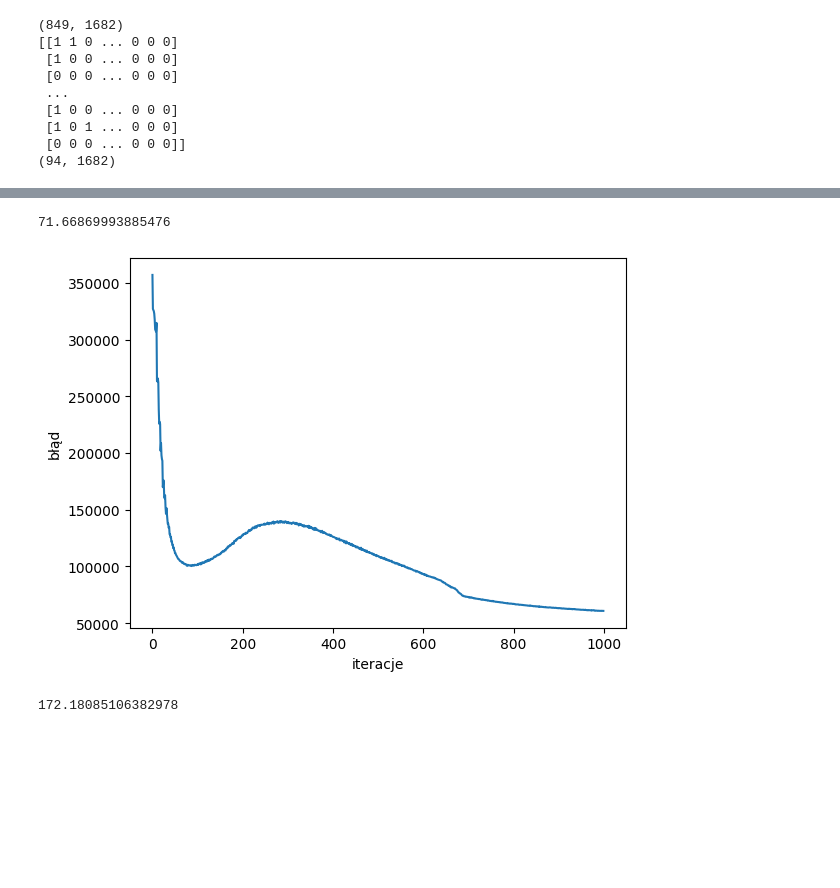
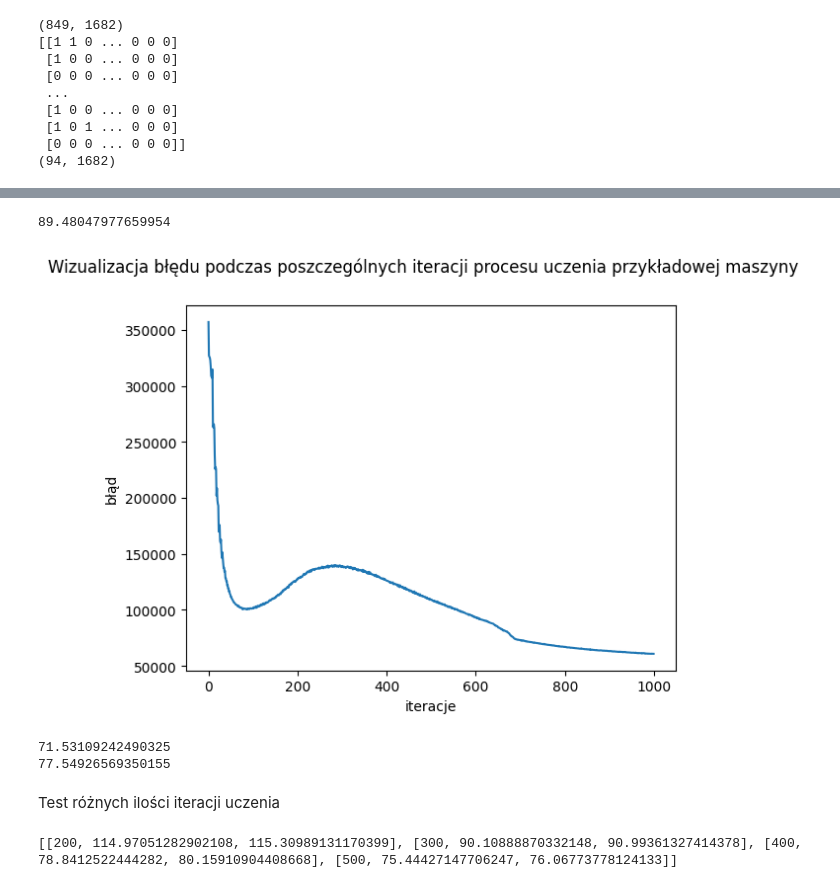
Before and after one commit to mattreu/ml_tests, a Jupyter notebook: recommendations/rbm_analytics.ipynb, the cells around one changed output, grey strips where cells are left out. Cells and saved outputs as stored; diff of their text form; code cells hidden in the pictures; blank space fills up the shorter version.

Commit message:
cross validation, various plots

```diff
--- a/recommendations/rbm_analytics.ipynb
+++ b/recommendations/rbm_analytics.ipynb
@@ -133,15 +116,21 @@ array([[1., 1., 0., ..., 0., 0., 0.]])
 # %%
 fig = plt.figure()
 ax = fig.add_subplot()
 ax.plot(range(len(iter_error)), iter_error)
 ax.set_xlabel('iteracje')
 ax.set_ylabel('błąd')
+fig.suptitle('Wizualizacja błędu podczas poszczególnych iteracji procesu uczenia przykładowej maszyny')
 print(iter_error[-1]/training_data.shape[0])
 # %% [output]
-71.66869993885476
+89.48047977659954
-[figure, old version]
+[figure, new version]
-# %%
-_, error = rbm.get_recommendations(test_data, get_error=True)
-error/test_data.shape[0]
-# %% [output]
-172.18085106382978
+# %%
+_, train_error = rbm.get_recommendations_error(training_data)
+_, test_error = rbm.get_recommendations_error(test_data)
+print(train_error/training_data.shape[0])
+print(test_error/test_data.shape[0])
+# %% [output]
+71.53109242490325
+77.54926569350155
+# %% [markdown]
+Test różnych ilości iteracji uczenia
@@ -147,0 +139,23 @@ error/test_data.shape[0]
+# %%
+# cross validation test to find optimal iterations
+cross_validation_result_iter = []
+for iterations in test_iterations:
+    rbms = []
+    for training_data, _ in cross_validation_data:
+        rbm = RBM(training_data, 12, learning_rate=0.15, iterations=iterations, random_seed=42)
+        rbms.append(rbm)
+    test_results = run_rbms(rbms)
+    train_errors = []
+    validation_errors = []
+    for index, result in enumerate(test_results):
+        rbm, train_error = result
+        training_data, validation_data = cross_validation_data[index]
+        _, validation_error = rbm.get_recommendations_error(validation_data)
+        train_errors.append(train_error[-1]/training_data.shape[0])
+        validation_errors.append(validation_error/validation_data.shape[0])
+    train_error_mean = np.array(train_errors).mean()
+    validation_error_mean = np.array(validation_errors).mean()
+    cross_validation_result_iter.append([iterations, train_error_mean, validation_error_mean])
+print(cross_validation_result_iter)
+# %% [output]
+[[200, 114.97051282902108, 115.30989131170399], [300, 90.10888870332148, 90.99361327414378], [400, 78.8412522444282, 80.15910904408668], [500, 75.44427147706247, 76.06773778124133]]
```
Also changed, not shown: parts of 15 cells of this notebook.
